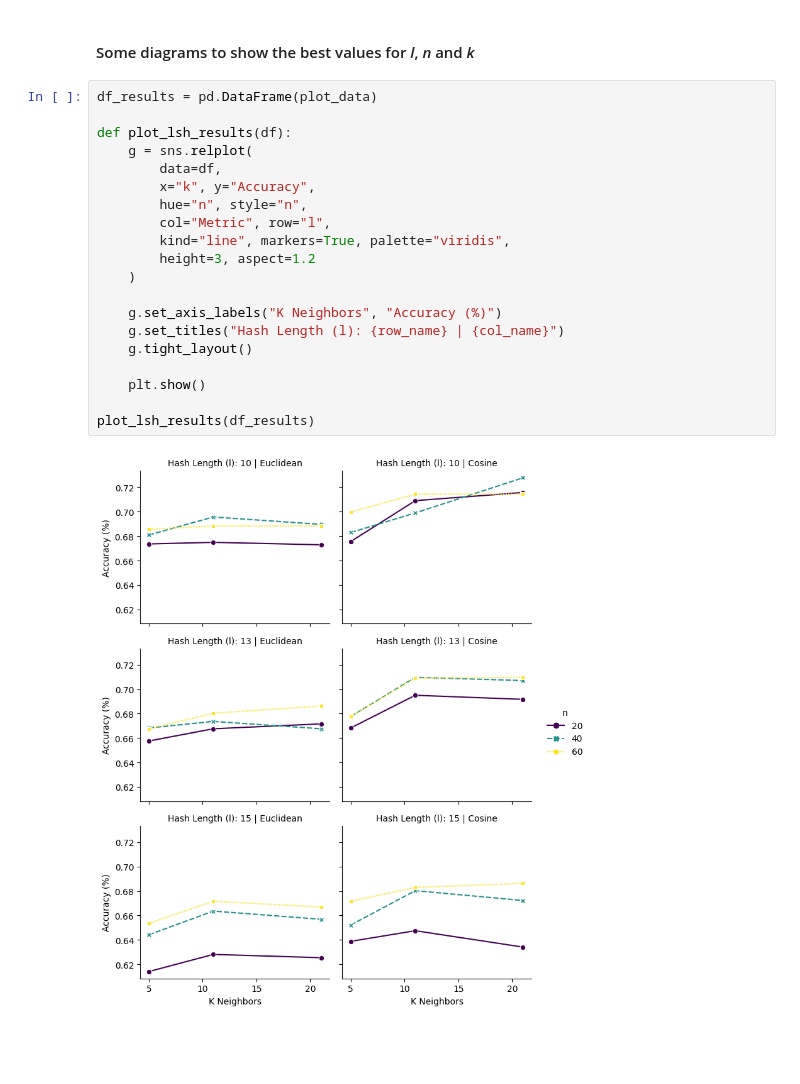
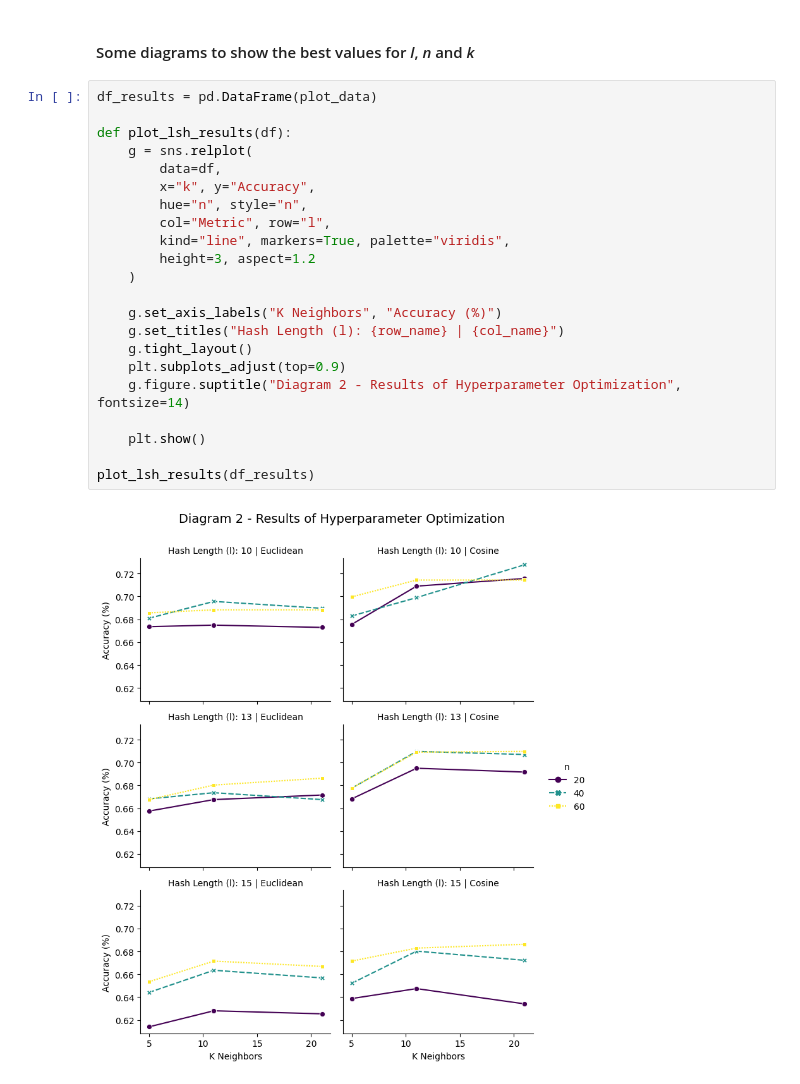
Before and after one commit to mandelbrotinka/MMD, a Jupyter notebook: group07.ipynb, the cells around one changed output. Cells and saved outputs as stored; diff of their text form; blank space fills up the shorter version.

```diff
--- a/group07.ipynb
+++ b/group07.ipynb
@@ -412,22 +416,24 @@ Final Accuracy on Test Set: 70.36%
 # %%
 df_results = pd.DataFrame(plot_data)
 
 def plot_lsh_results(df):
     g = sns.relplot(
         data=df,
         x="k", y="Accuracy",
         hue="n", style="n",
         col="Metric", row="l",
         kind="line", markers=True, palette="viridis",
         height=3, aspect=1.2
     )
 
     g.set_axis_labels("K Neighbors", "Accuracy (%)")
     g.set_titles("Hash Length (l): {row_name} | {col_name}")
     g.tight_layout()
+    plt.subplots_adjust(top=0.9)
+    g.figure.suptitle("Diagram 2 - Results of Hyperparameter Optimization", fontsize=14)
 
     plt.show()
 
 plot_lsh_results(df_results)
 # %% [output]
-[figure, old version]
+[figure, new version]
```
Also changed, not shown: parts of 6 cells of this notebook.
